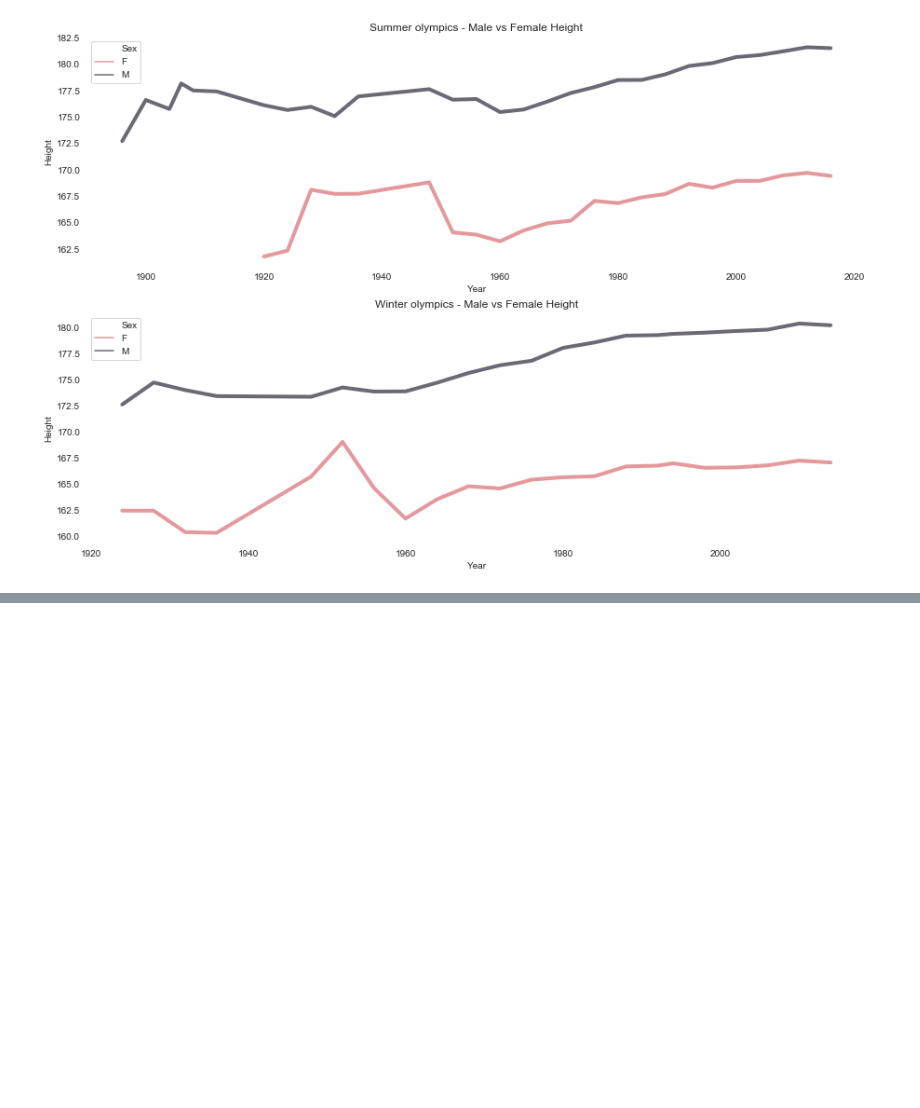
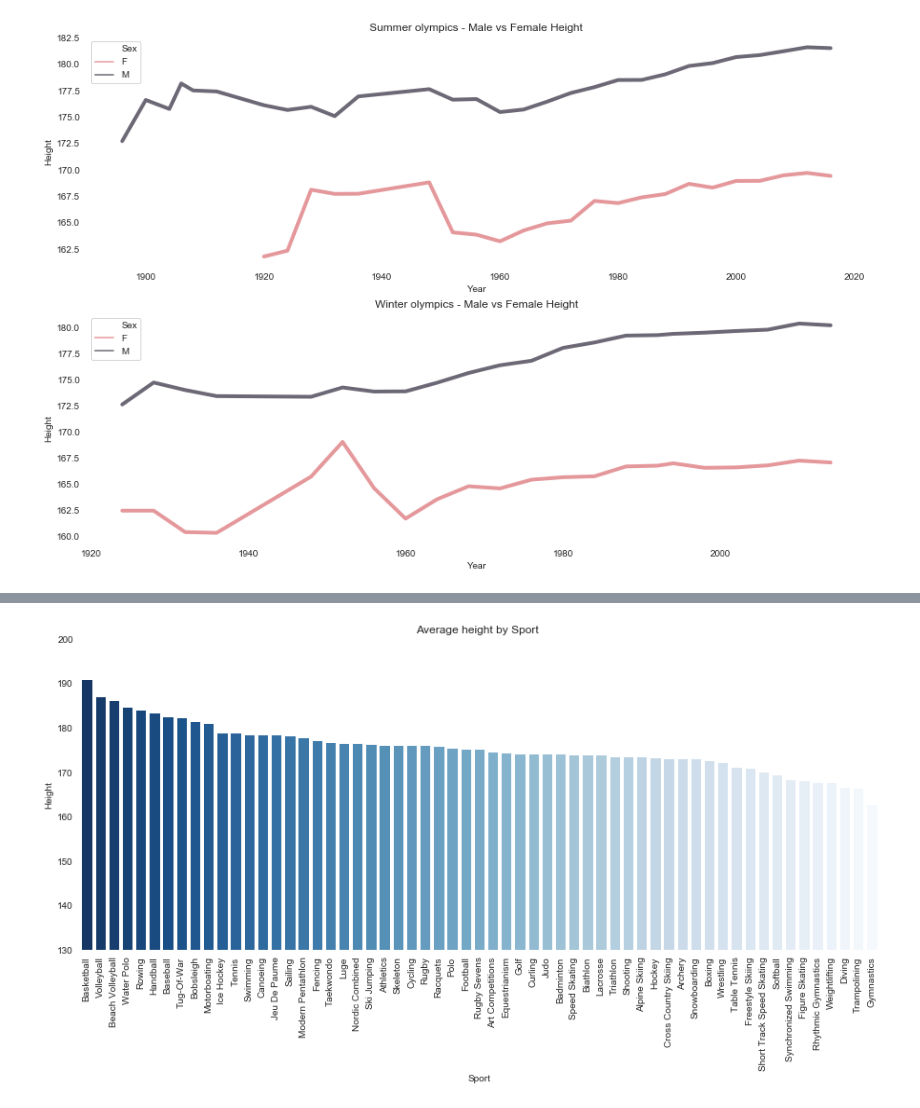
Before and after one commit to JakubPluta/EDA-ML, a Jupyter notebook: Olympic History.ipynb, the cells around one changed output, grey strips where cells are left out. Saved outputs shown, nothing was run; the diff lists cells and outputs as text; code cells hidden in the pictures; blank space fills up the shorter version.

```diff
--- a/Olympic History.ipynb
+++ b/Olympic History.ipynb
@@ -317,0 +356,2 @@ sns.despine(left=True, bottom=True)
+# %%
+sports_height = data.groupby(['Sport'])['Height'].mean().reset_index()
@@ -317,0 +375,9 @@ sns.despine(left=True, bottom=True)
+# %%
+plt.figure(figsize=(15,6))
+sns.barplot(y='Height',x='Sport',palette='Blues_r',data=sports_height.dropna().sort_values(by='Height',ascending=False))
+plt.xticks(rotation=90);
+plt.ylim(130,200);
+sns.despine(left=True, bottom=True);
+plt.title('Average height by Sport ',fontsize=12,y=1.00);
+# %% [output]
+[figure, added]
```
Also changed, not shown: parts of 9 cells of this notebook.
